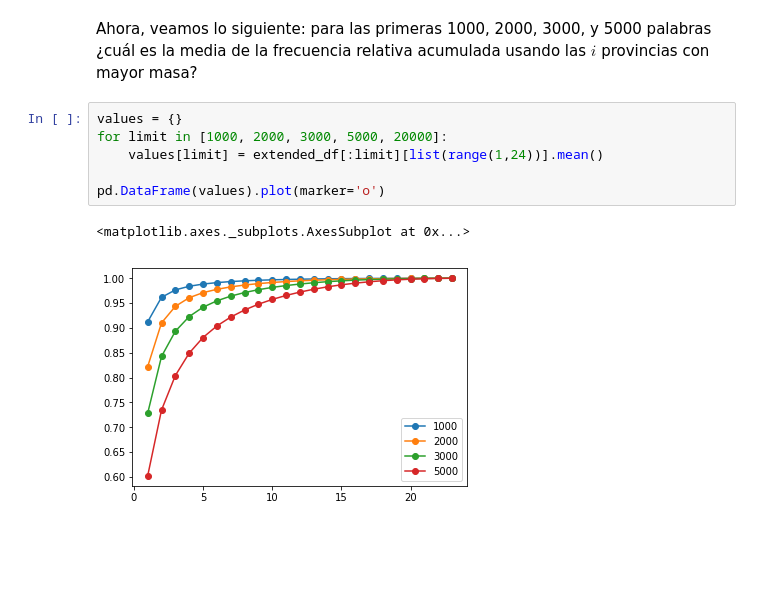
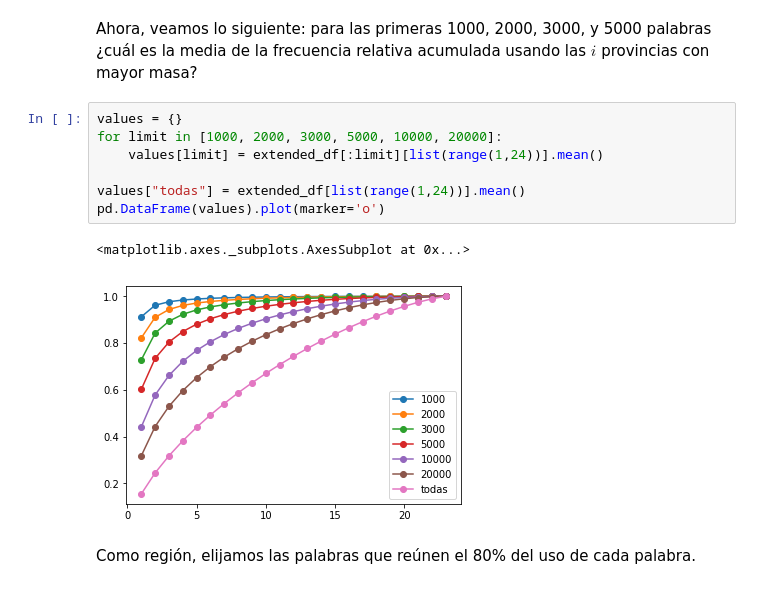
Before and after one commit to finiteautomata/contrastes, a Jupyter notebook: notebooks/regiones.ipynb, the cells around one changed output. Cells and saved outputs as stored; diff of their text form; blank space fills up the shorter version.

```diff
--- a/notebooks/regiones.ipynb
+++ b/notebooks/regiones.ipynb
@@ -39,10 +39,13 @@ extended_df = pd.concat([df, cs], axis=1)
 Ahora, veamos lo siguiente: para las primeras 1000, 2000, 3000, y 5000 palabras ¿cuál es la media de la frecuencia relativa acumulada usando las $i$ provincias con mayor masa?
 # %%
 values = {}
-for limit in [1000, 2000, 3000, 5000, 20000]:
+for limit in [1000, 2000, 3000, 5000, 10000, 20000]:
     values[limit] = extended_df[:limit][list(range(1,24))].mean()
 
+values["todas"] = extended_df[list(range(1,24))].mean()
 pd.DataFrame(values).plot(marker='o')
 # %% [output]
 <matplotlib.axes._subplots.AxesSubplot at 0x...>
-[figure, old version]
+[figure, new version]
+# %% [markdown]
+Como región, elijamos las palabras que reúnen el 80% del uso de cada palabra.
```
Also changed, not shown: parts of 2 cells of this notebook.
